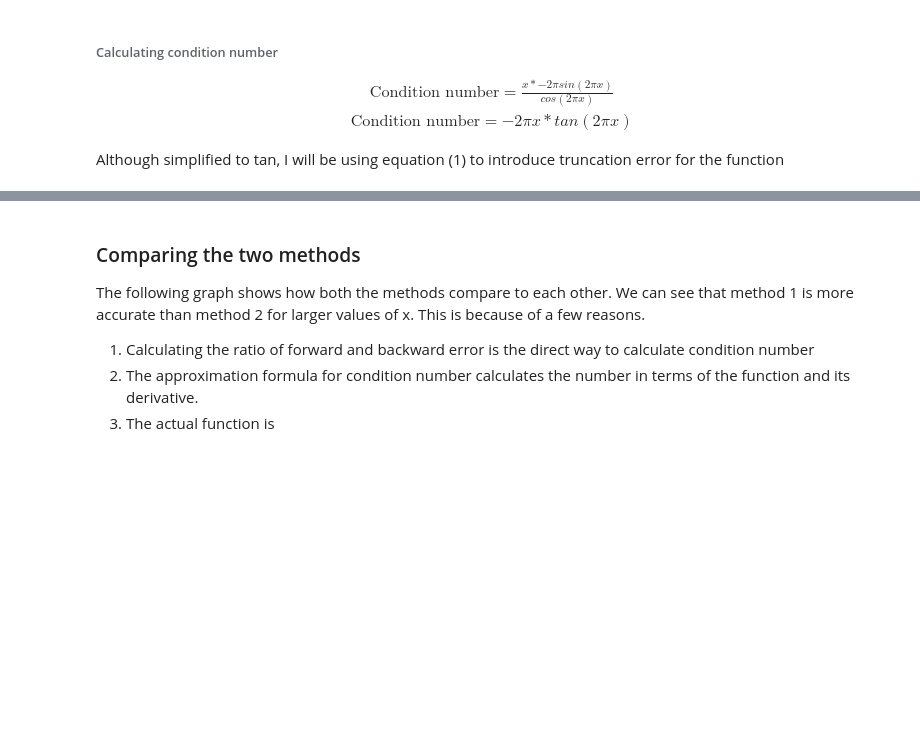
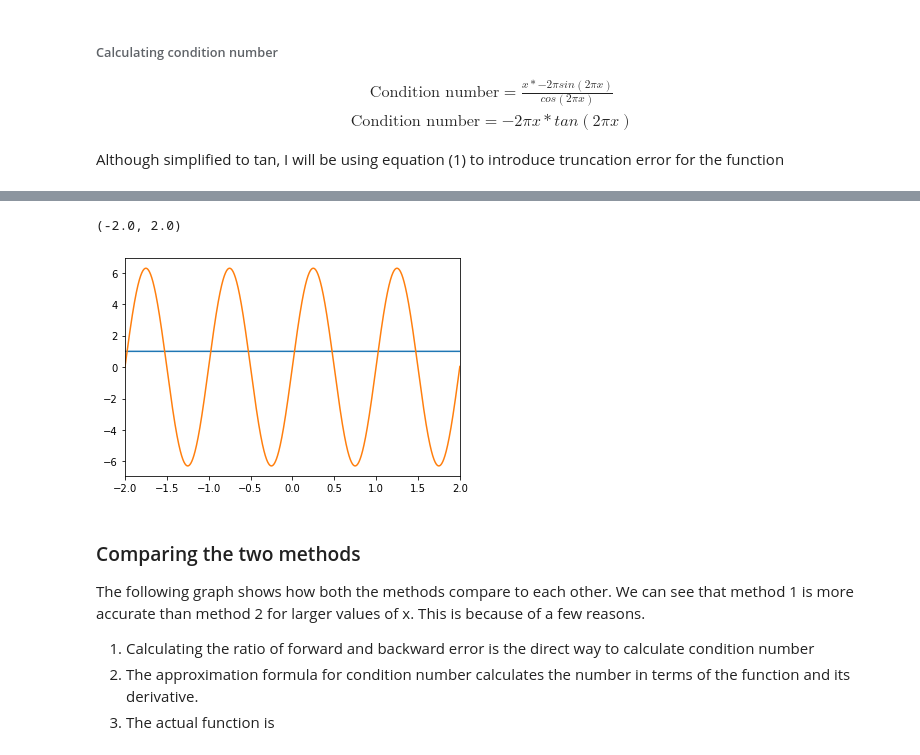
Before and after one commit to Rishi-Bidani/FIT3139, a Jupyter notebook: assignment1/part3.ipynb, the cells around one changed output, grey strips where cells are left out. Cells and saved outputs as stored; diff of their text form; code cells hidden in the pictures; blank space fills up the shorter version.

```diff
--- a/assignment1/part3.ipynb
+++ b/assignment1/part3.ipynb
@@ -101,3 +144,19 @@ def sensitivity_method_2(domain):
+# %%
+cos_k = [truncated_taylor_cos(x) for x in domain]
+sin_k = [2 * np.pi * np.sin(2 * np.pi * x) for x in domain]
+
+difference = [abs(cos_k[i] - sin_k[i]) for i in range(len(domain))]
+tolerated = [True if difference < 0.01 else False for difference in difference]
+tolerated_index = [i for i in range(len(tolerated)) if tolerated[i]]
+
+
+plt.plot(domain, cos_k, label='arctan(x)')
+plt.plot(domain, sin_k, label='sin(x)')
+plt.scatter(tolerated_domain, tolerated_sink, color='red')
+plt.xlim(-2, 2)
+# %% [output]
+(-2.0, 2.0)
+[figure, added]
 # %% [markdown]
 ### Comparing the two methods
 
```
Also changed, not shown: parts of 8 cells of this notebook, 2 other files.
